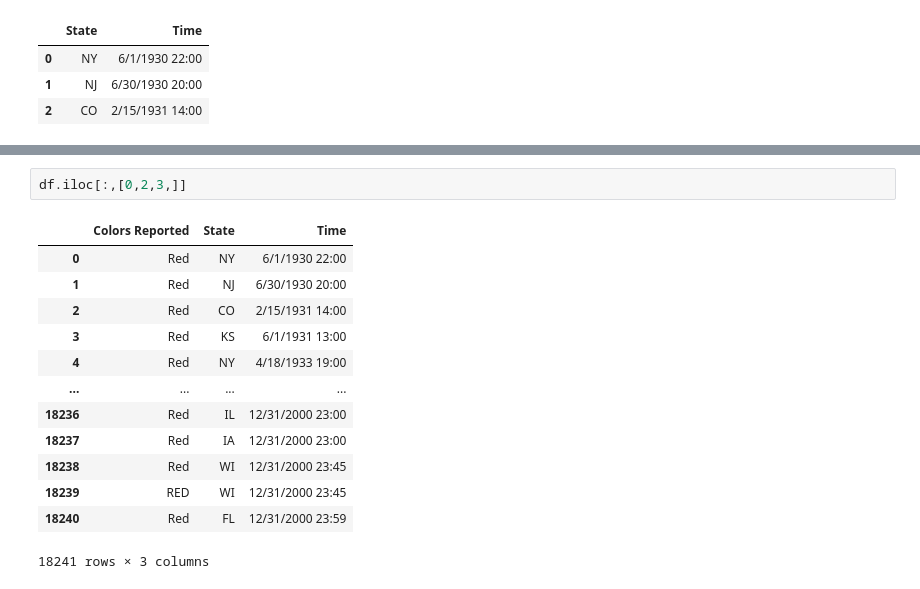
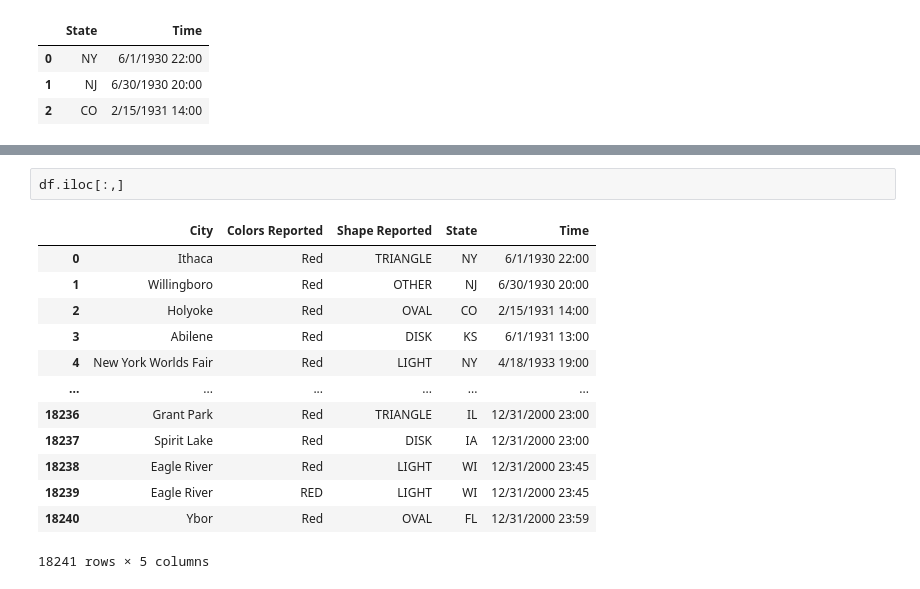
Before and after one commit to shubhkhanna/Colab-Notebooks-IB241, a Jupyter notebook: Pandas.ipynb, the cells around one changed output, grey strips where cells are left out. Saved outputs shown, nothing was run; the diff lists cells and outputs as text.

```diff
--- a/Pandas.ipynb
+++ b/Pandas.ipynb
@@ -74,16 +74,16 @@ df
 # %%
-df.iloc[:,[0,2,3,]]
+df.iloc[:,]
 # %% [output]
-|  | Colors Reported | State | Time |
-| 0 | Red | NY | 6/1/1930 22:00 |
-| 1 | Red | NJ | 6/30/1930 20:00 |
-| 2 | Red | CO | 2/15/1931 14:00 |
-| 3 | Red | KS | 6/1/1931 13:00 |
-| 4 | Red | NY | 4/18/1933 19:00 |
-| ... | ... | ... | ... |
-| 18236 | Red | IL | 12/31/2000 23:00 |
-| 18237 | Red | IA | 12/31/2000 23:00 |
-| 18238 | Red | WI | 12/31/2000 23:45 |
-| 18239 | RED | WI | 12/31/2000 23:45 |
-| 18240 | Red | FL | 12/31/2000 23:59 |
+|  | City | Colors Reported | Shape Reported | State | Time |
+| 0 | Ithaca | Red | TRIANGLE | NY | 6/1/1930 22:00 |
+| 1 | Willingboro | Red | OTHER | NJ | 6/30/1930 20:00 |
+| 2 | Holyoke | Red | OVAL | CO | 2/15/1931 14:00 |
+| 3 | Abilene | Red | DISK | KS | 6/1/1931 13:00 |
+| 4 | New York Worlds Fair | Red | LIGHT | NY | 4/18/1933 19:00 |
+| ... | ... | ... | ... | ... | ... |
+| 18236 | Grant Park | Red | TRIANGLE | IL | 12/31/2000 23:00 |
+| 18237 | Spirit Lake | Red | DISK | IA | 12/31/2000 23:00 |
+| 18238 | Eagle River | Red | LIGHT | WI | 12/31/2000 23:45 |
+| 18239 | Eagle River | RED | LIGHT | WI | 12/31/2000 23:45 |
+| 18240 | Ybor | Red | OVAL | FL | 12/31/2000 23:59 |
-18241 rows × 3 columns
+18241 rows × 5 columns
```
Also changed, not shown: parts of 4 cells of this notebook.
